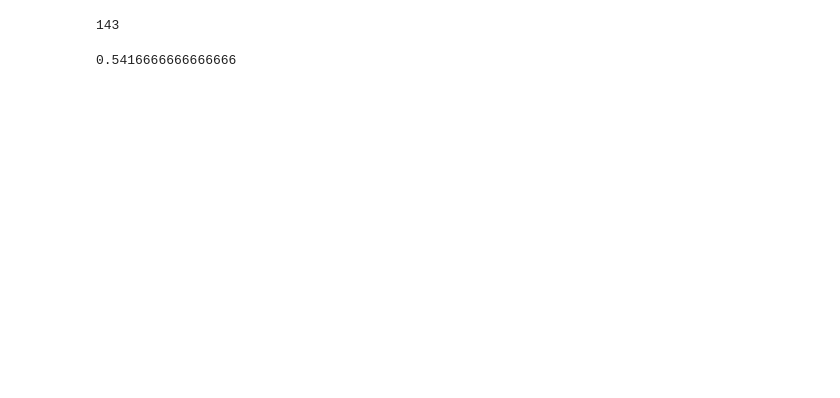
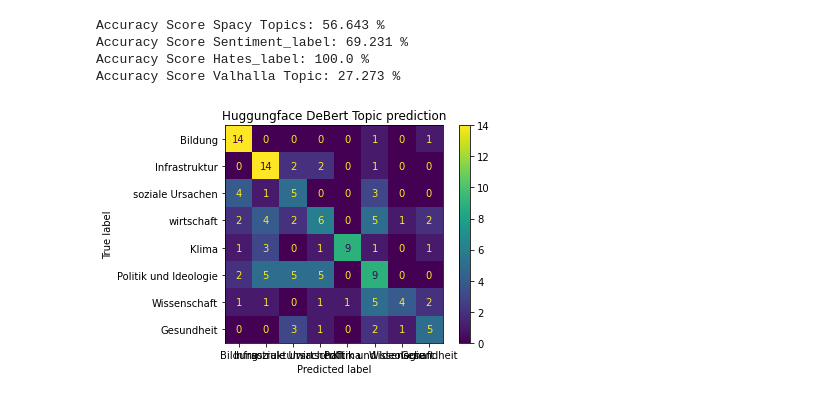
Before and after one commit to NICFRU/NLP, a Jupyter notebook: eval_Data copy.ipynb, the cells around one changed output. Saved outputs shown, nothing was run; the diff lists cells and outputs as text; code cells hidden in the pictures; blank space fills up the shorter version.

Commit message:
eval_DeBert, XLMRoberta, Bertlarge

```diff
--- a/eval_Data copy.ipynb
+++ b/eval_Data copy.ipynb
@@ -11,0 +65,7 @@ df_SPD = pd.read_csv('complete_data/SPD_complete_eval5.csv')
+# %%
+selfannot_df= selfannot_df.drop(axis = 1, columns = ['scores', 'Top 3', 'Unnamed: 11',
+       'Unnamed: 12','text', 'sentiment_label', 'score', 'sentence', 'hate_label',
+       'hate_score','labels'])
+# %%
+selfannot_df["topic"]= selfannot_df["topic"].str.lower()
+#selfannot_df = selfannot_df.rename(columns={"topic":"y_true"})
@@ -184,0 +284,4 @@ print(len(correctly_classified_topiclabels))
+# %%
+acc_df_DeBERT = pd.merge(selfannot_df, DeBERT_df, left_on='sequence', right_on='sequence', how='left').drop_duplicates()
+acc_df_xlmroberta = pd.merge(selfannot_df, xlmroberta, left_on='sequence', right_on='sequence', how='left').drop_duplicates()
+acc_df_bartlarge = pd.merge(selfannot_df, bartlarge, left_on='sequence', right_on='sequence', how='left').drop_duplicates()
@@ -211,11 +320,25 @@ df_accuracy = df_accuracy.append(df_LINKE_rueck_merged).reset_index(drop=True)
-# %%
-len(df_accuracy)
-# %% [output]
-143
 # %%
-print(accuracy_score(df_accuracy['topic_x'], df_accuracy['topic_y']))
-print(accuracy_score(df_accuracy['sentiment_label_x'], df_accuracy['sentiment_label_y']))
-print(accuracy_score(df_accuracy['hate_label_x'], df_accuracy['hate_label_y']))
-print(accuracy_score(df_accuracy['topic_x'], df_accuracy['topic_y']))
+result_topic = accuracy_score(df_accuracy['topic_x'], df_accuracy['topic_y'])
+result_sentiment = accuracy_score(df_accuracy['sentiment_label_x'], df_accuracy['sentiment_label_y'])
+result_hate_label = accuracy_score(df_accuracy['hate_label_x'], df_accuracy['hate_label_y'])
+result_topic_labels = accuracy_score(df_accuracy['labels_x'], df_accuracy['labels_y'])
-# %% [output]
-0.5416666666666666
+# %%
+print(f'Accuracy Score Spacy Topics: {round(result_topic * 100,3)} %')
+print(f'Accuracy Score Sentiment_label: {round(result_sentiment * 100,3)} %')
+print(f'Accuracy Score Hates_label: {round(result_hate_label * 100,3)} %')
+print(f'Accuracy Score Valhalla Topic: {round(result_topic_labels* 100,3)} %')
+# %% [output]
+Accuracy Score Spacy Topics: 56.643 %
+Accuracy Score Sentiment_label: 69.231 %
+Accuracy Score Hates_label: 100.0 %
+Accuracy Score Valhalla Topic: 27.273 %
+# %%
+matrix_topic1 = confusion_matrix(acc_df_DeBERT['topic'], acc_df_DeBERT['DeBert_label'], labels = ['bildung', 'infrastruktur', 'soziale ursachen', 'wirtschaft', 'klima', 'politik und ideologie', 'wissenschaft', 'gesundheit'])
+# %%
+disp = ConfusionMatrixDisplay(matrix_topic1, display_labels=['Bildung', 'Infrastruktur', 'soziale Ursachen', 'wirtschaft', 'Klima', 'Politik und Ideologie', 'Wissenschaft', 'Gesundheit'])
+
+disp.plot()
+plt.title('Huggungface DeBert Topic prediction')
+plt.show()
+# %% [output]
+[figure, added]
```
Also changed, not shown: parts of 26 cells of this notebook, 1 other file.
